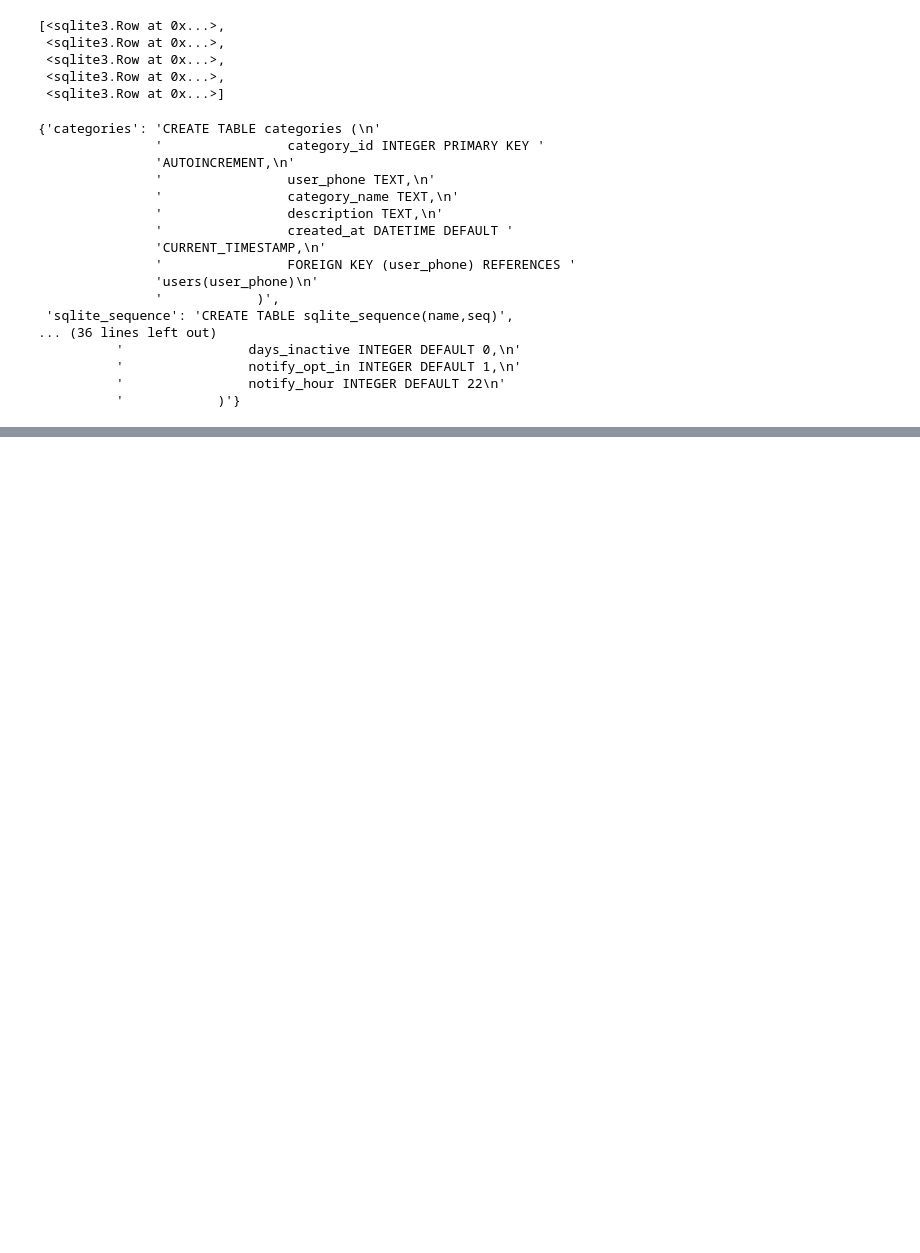
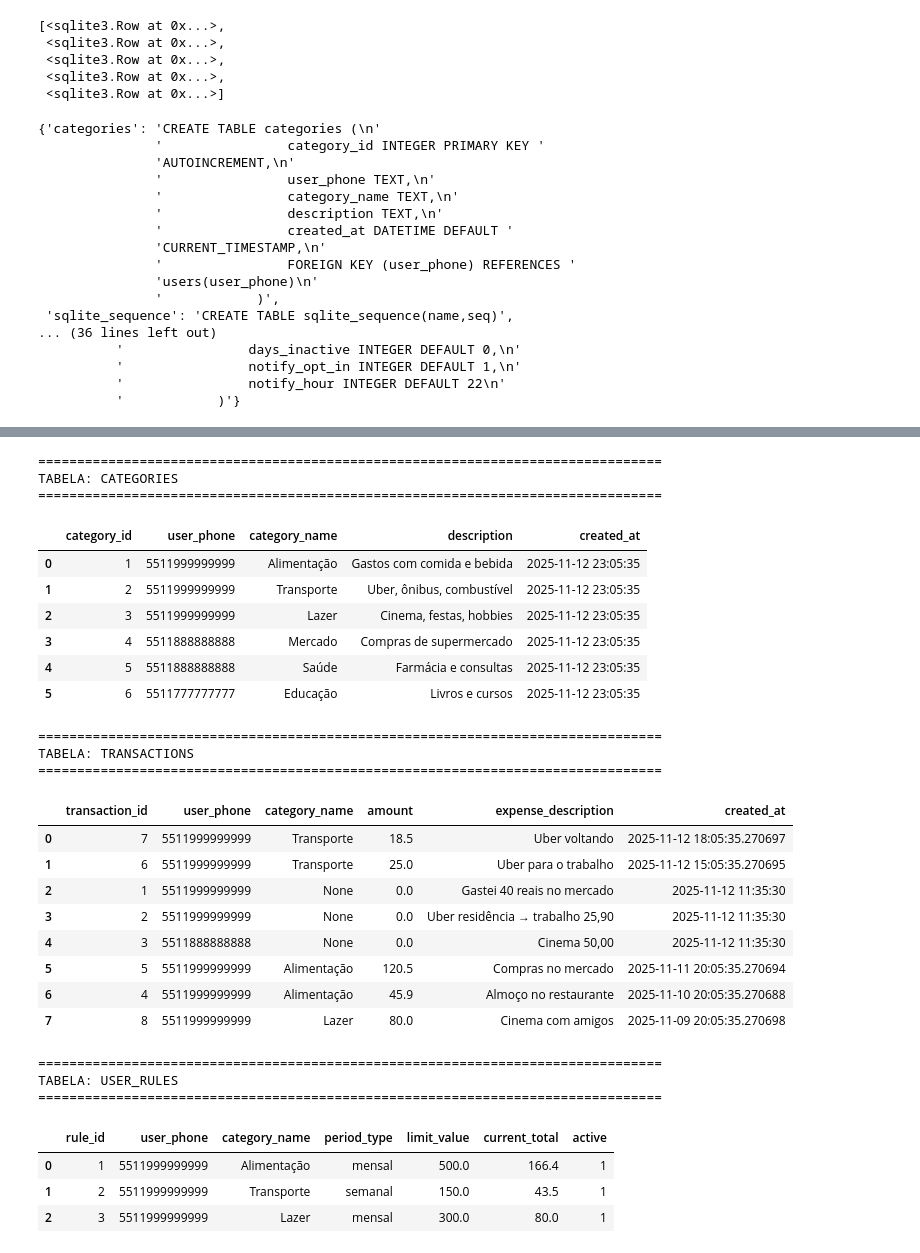
Before and after one commit to eduardobonfim98/jarvis-planejador-financeiro, a Jupyter notebook: notebooks/db_check.ipynb, the cells around one changed output, grey strips where cells are left out. Cells and saved outputs as stored; diff of their text form; code cells hidden in the pictures; blank space fills up the shorter version.

```diff
--- a/notebooks/db_check.ipynb
+++ b/notebooks/db_check.ipynb
@@ -52,0 +201,50 @@ pprint(schema)
+# %%
+import pandas as pd
+
+with get_connection() as conn:
+    print("=" * 80)
+    print("TABELA: USERS")
+    print("=" * 80)
+    df_users = pd.read_sql_query("SELECT * FROM users", conn)
+    display(df_users)
+
+    print("\n" + "=" * 80)
+    print("TABELA: CATEGORIES")
+    print("=" * 80)
+    df_categories = pd.read_sql_query("SELECT * FROM categories", conn)
+    display(df_categories)
+
+    print("\n" + "=" * 80)
+    print("TABELA: TRANSACTIONS")
+    print("=" * 80)
+    df_transactions = pd.read_sql_query("""
+        SELECT
+            t.transaction_id,
+            t.user_phone,
+            c.category_name,
+            t.amount,
+            t.expense_description,
+            t.created_at
+        FROM transactions t
+        LEFT JOIN categories c ON t.category_id = c.category_id
+        ORDER BY t.created_at DESC
+    """, conn)
+    display(df_transactions)
+
+    print("\n" + "=" * 80)
+    print("TABELA: USER_RULES")
+    print("=" * 80)
+    df_rules = pd.read_sql_query("""
+        SELECT
+            r.rule_id,
+            r.user_phone,
+            c.category_name,
+            r.period_type,
+            r.limit_value,
+            r.current_total,
+            r.active
+        FROM user_rules r
+        LEFT JOIN categories c ON r.category_id = c.category_id
+    """, conn)
+    display(df_rules)
+# %% [output]
@@ -52,0 +258,29 @@ pprint(schema)
+================================================================================
+TABELA: CATEGORIES
+================================================================================
+|  | category_id | user_phone | category_name | description | created_at |
+| 0 | 1 | 5511999999999 | Alimentação | Gastos com comida e bebida | 2025-11-12 23:05:35 |
+| 1 | 2 | 5511999999999 | Transporte | Uber, ônibus, combustível | 2025-11-12 23:05:35 |
+| 2 | 3 | 5511999999999 | Lazer | Cinema, festas, hobbies | 2025-11-12 23:05:35 |
+| 3 | 4 | 5511888888888 | Mercado | Compras de supermercado | 2025-11-12 23:05:35 |
+| 4 | 5 | 5511888888888 | Saúde | Farmácia e consultas | 2025-11-12 23:05:35 |
+| 5 | 6 | 5511777777777 | Educação | Livros e cursos | 2025-11-12 23:05:35 |
+================================================================================
+TABELA: TRANSACTIONS
+================================================================================
+|  | transaction_id | user_phone | category_name | amount | expense_description | created_at |
+| 0 | 7 | 5511999999999 | Transporte | 18.5 | Uber voltando | 2025-11-12 18:05:35.270697 |
+| 1 | 6 | 5511999999999 | Transporte | 25.0 | Uber para o trabalho | 2025-11-12 15:05:35.270695 |
+| 2 | 1 | 5511999999999 | None | 0.0 | Gastei 40 reais no mercado | 2025-11-12 11:35:30 |
+| 3 | 2 | 5511999999999 | None | 0.0 | Uber residência → trabalho 25,90 | 2025-11-12 11:35:30 |
+| 4 | 3 | 5511888888888 | None | 0.0 | Cinema 50,00 | 2025-11-12 11:35:30 |
+| 5 | 5 | 5511999999999 | Alimentação | 120.5 | Compras no mercado | 2025-11-11 20:05:35.270694 |
+| 6 | 4 | 5511999999999 | Alimentação | 45.9 | Almoço no restaurante | 2025-11-10 20:05:35.270688 |
+| 7 | 8 | 5511999999999 | Lazer | 80.0 | Cinema com amigos | 2025-11-09 20:05:35.270698 |
+================================================================================
+TABELA: USER_RULES
+================================================================================
+|  | rule_id | user_phone | category_name | period_type | limit_value | current_total | active |
+| 0 | 1 | 5511999999999 | Alimentação | mensal | 500.0 | 166.4 | 1 |
+| 1 | 2 | 5511999999999 | Transporte | semanal | 150.0 | 43.5 | 1 |
+| 2 | 3 | 5511999999999 | Lazer | mensal | 300.0 | 80.0 | 1 |
```
Also changed, not shown: parts of 11 cells of this notebook, 16 other files.
